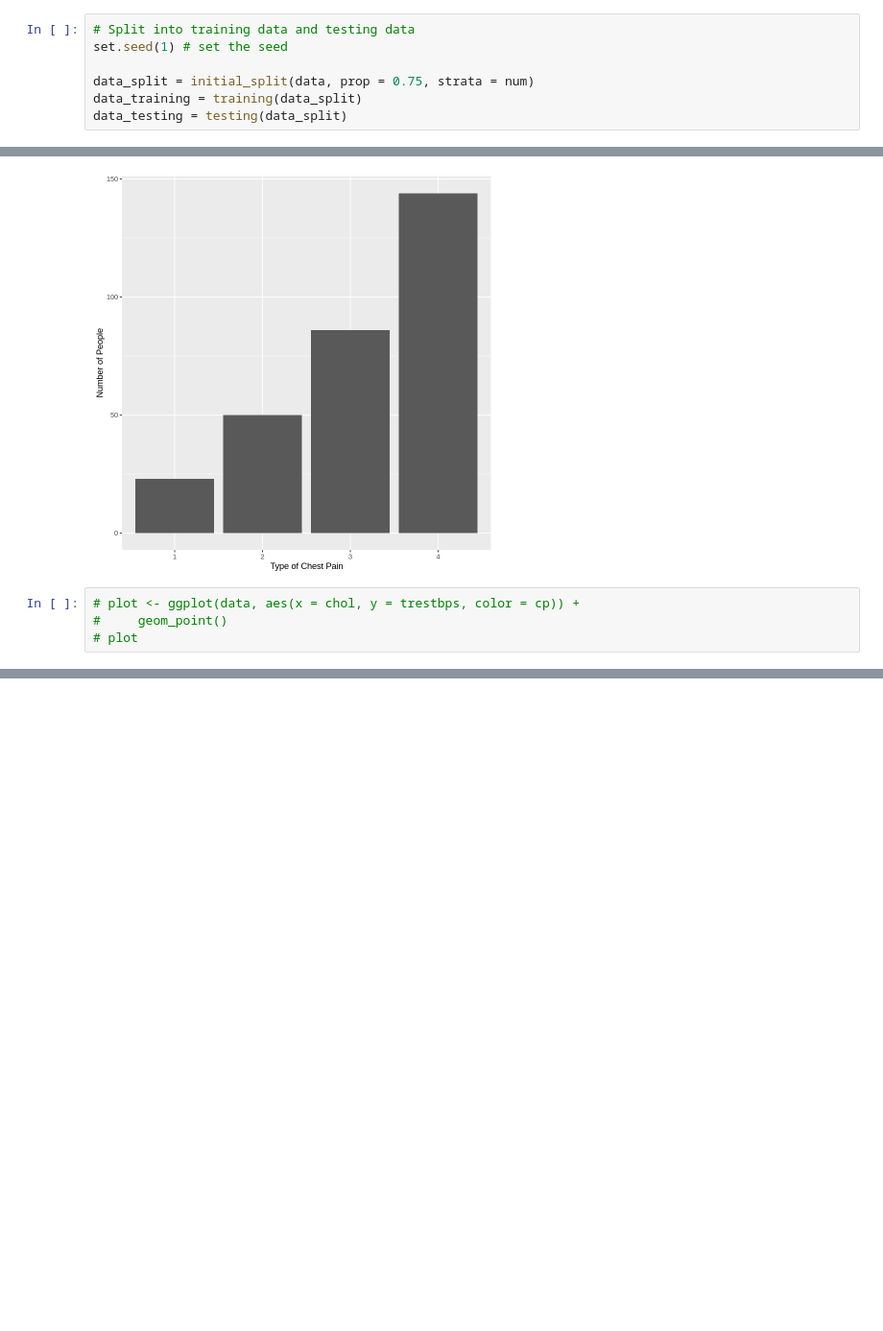
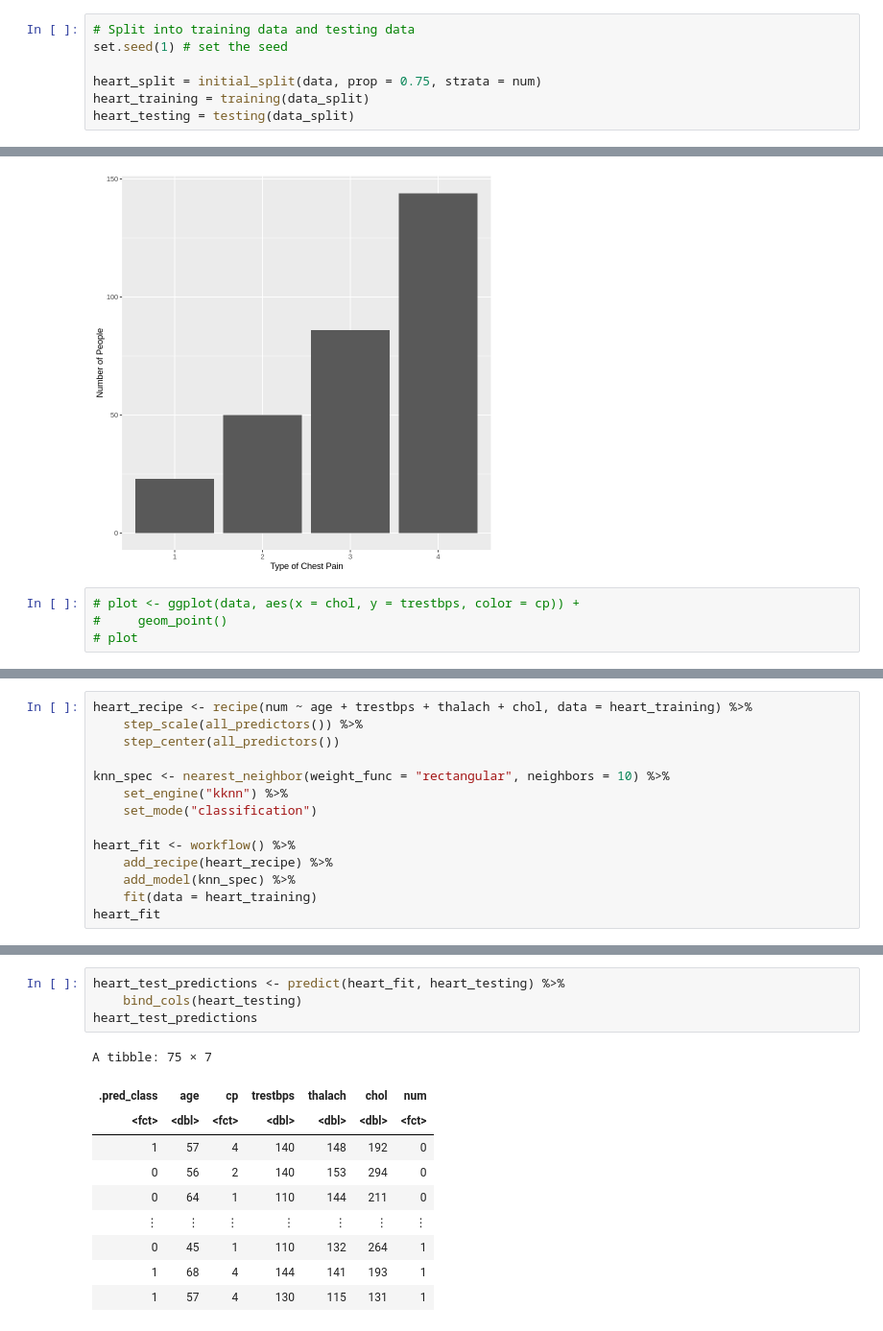
Before and after one commit to CameronGeisler/dsci-project, a Jupyter notebook: proposal2.ipynb, the cells around one changed output, grey strips where cells are left out. Shown at 96% size. Saved outputs shown, nothing was run; the diff lists cells and outputs as text; blank space fills up the shorter version.

Commit message:
Added some prediction

```diff
--- a/proposal2.ipynb
+++ b/proposal2.ipynb
@@ -119,9 +120,9 @@ A tibble: 303 × 6
 # Split into training data and testing data
 set.seed(1) # set the seed
 
-data_split = initial_split(data, prop = 0.75, strata = num)
-data_training = training(data_split)
-data_testing = testing(data_split)
+heart_split = initial_split(data, prop = 0.75, strata = num)
+heart_training = training(data_split)
+heart_testing = testing(data_split)
 # %% [markdown]
 ## Preliminary Exploratory Data Analysis
 # %%
@@ -166,0 +174,14 @@ ggplot(data, aes(x = cp)) +
+# %%
+heart_recipe <- recipe(num ~ age + trestbps + thalach + chol, data = heart_training) %>%
+    step_scale(all_predictors()) %>%
+    step_center(all_predictors())
+
+knn_spec <- nearest_neighbor(weight_func = "rectangular", neighbors = 10) %>%
+    set_engine("kknn") %>%
+    set_mode("classification")
+
+heart_fit <- workflow() %>%
+    add_recipe(heart_recipe) %>%
+    add_model(knn_spec) %>%
+    fit(data = heart_training)
+heart_fit
@@ -166,0 +208,15 @@ ggplot(data, aes(x = cp)) +
+# %%
+heart_test_predictions <- predict(heart_fit, heart_testing) %>%
+    bind_cols(heart_testing)
+heart_test_predictions
+# %% [output]
+A tibble: 75 × 7
+| .pred_class | age | cp | trestbps | thalach | chol | num |
+| <fct> | <dbl> | <fct> | <dbl> | <dbl> | <dbl> | <fct> |
+| 1 | 57 | 4 | 140 | 148 | 192 | 0 |
+| 0 | 56 | 2 | 140 | 153 | 294 | 0 |
+| 0 | 64 | 1 | 110 | 144 | 211 | 0 |
+| ⋮ | ⋮ | ⋮ | ⋮ | ⋮ | ⋮ | ⋮ |
+| 0 | 45 | 1 | 110 | 132 | 264 | 1 |
+| 1 | 68 | 4 | 144 | 141 | 193 | 1 |
+| 1 | 57 | 4 | 130 | 115 | 131 | 1 |
```
Also changed, not shown: parts of 7 cells of this notebook.
